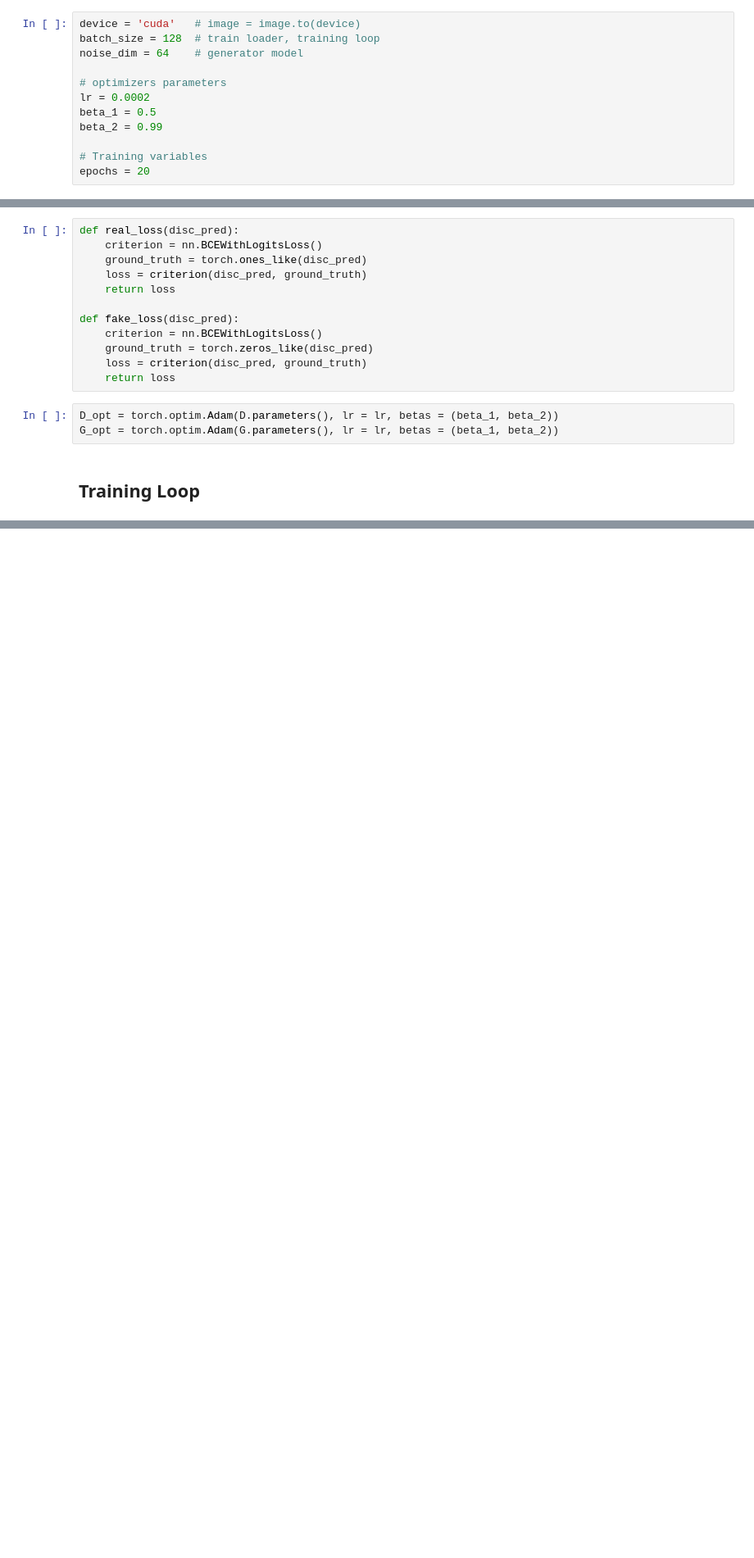
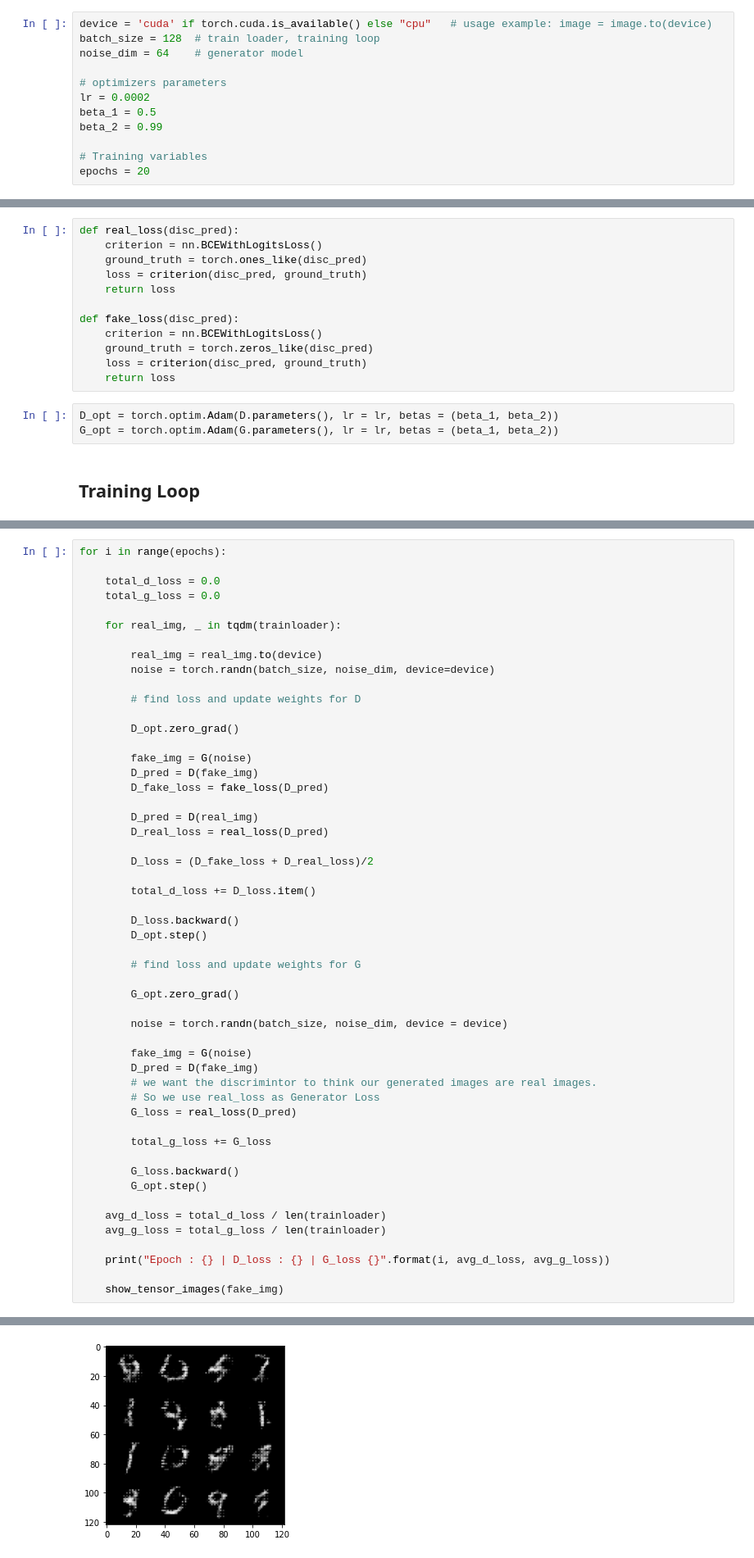
Before and after one commit to lucius-yu/simple-learning, a Jupyter notebook: build_a_generative_adversarial_network_with_pytorch.ipynb, the cells around one changed output, grey strips where cells are left out. Shown at 82% size. Cells and saved outputs as stored; diff of their text form; blank space fills up the shorter version.

```diff
--- a/build_a_generative_adversarial_network_with_pytorch.ipynb
+++ b/build_a_generative_adversarial_network_with_pytorch.ipynb
@@ -11,7 +11,7 @@ import matplotlib.pyplot as plt
 # %% [markdown]
 ## Configurations
 # %%
-device = 'cuda'   # image = image.to(device)
+device = 'cuda' if torch.cuda.is_available() else "cpu"   # usage example: image = image.to(device)
 batch_size = 128  # train loader, training loop
 noise_dim = 64    # generator model
 
@@ -388,0 +375,53 @@ G_opt = torch.optim.Adam(G.parameters(), lr = lr, betas = (beta_1, beta_2))
+# %%
+for i in range(epochs):
+
+    total_d_loss = 0.0
+    total_g_loss = 0.0
+
+    for real_img, _ in tqdm(trainloader):
+
+        real_img = real_img.to(device)
+        noise = torch.randn(batch_size, noise_dim, device=device)
+
+        # find loss and update weights for D
+
+        D_opt.zero_grad()
+
+        fake_img = G(noise)
+        D_pred = D(fake_img)
+        D_fake_loss = fake_loss(D_pred)
+
+        D_pred = D(real_img)
+        D_real_loss = real_loss(D_pred)
+
+        D_loss = (D_fake_loss + D_real_loss)/2
+
+        total_d_loss += D_loss.item()
+
+        D_loss.backward()
+        D_opt.step()
+
+        # find loss and update weights for G
+
+        G_opt.zero_grad()
+
+        noise = torch.randn(batch_size, noise_dim, device = device)
+
+        fake_img = G(noise)
+        D_pred = D(fake_img)
+        # we want the discrimintor to think our generated images are real images.
+        # So we use real_loss as Generator Loss
+        G_loss = real_loss(D_pred)
+
+        total_g_loss += G_loss
+
+        G_loss.backward()
+        G_opt.step()
+
+    avg_d_loss = total_d_loss / len(trainloader)
+    avg_g_loss = total_g_loss / len(trainloader)
+
+    print("Epoch : {} | D_loss : {} | G_loss {}".format(i, avg_d_loss, avg_g_loss))
+
+    show_tensor_images(fake_img)
+# %% [output]
@@ -388,0 +430 @@ G_opt = torch.optim.Adam(G.parameters(), lr = lr, betas = (beta_1, beta_2))
+[figure, added]
```
Also changed, not shown: parts of 7 cells of this notebook.
